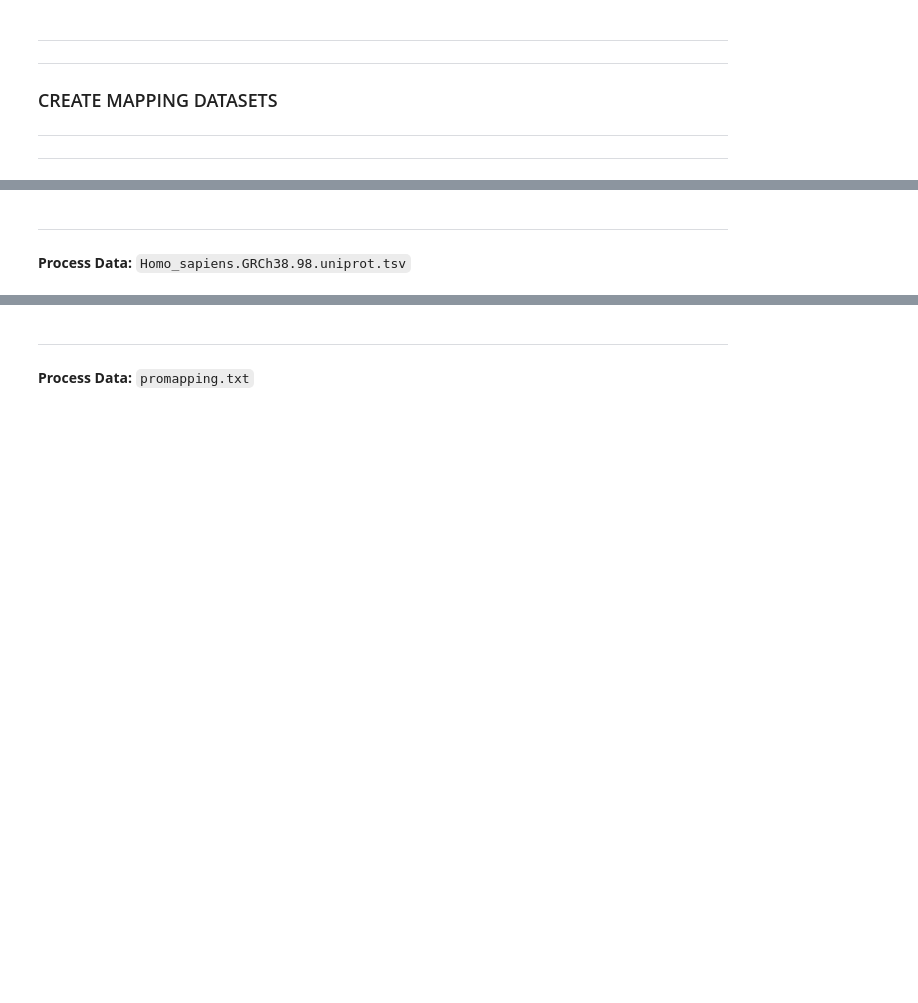
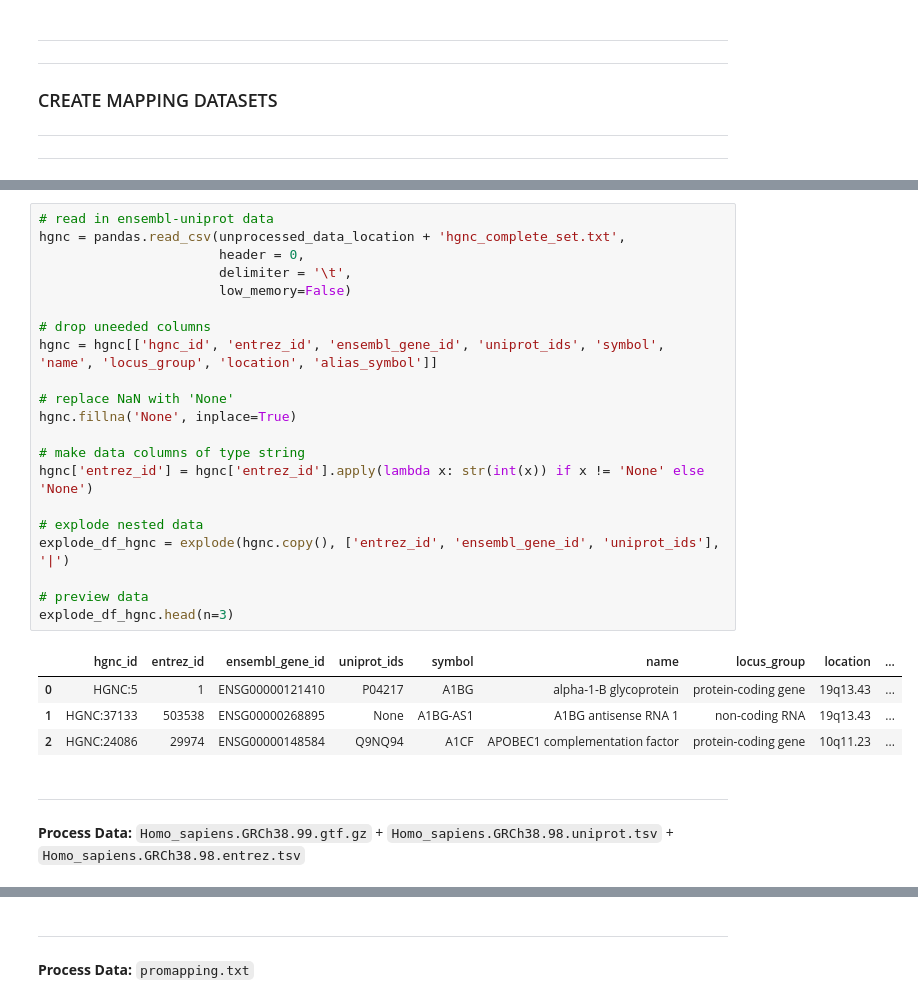
Before and after one commit to callahantiff/PheKnowLator, a Jupyter notebook: Data_Preparation.ipynb, the cells around one changed output, grey strips where cells are left out. Cells and saved outputs as stored; diff of their text form; blank space fills up the shorter version.

Commit message:
added missing non-coding gene types

```diff
--- a/Data_Preparation.ipynb
+++ b/Data_Preparation.ipynb
@@ -131,4 +147,30 @@ _All Merged Data Sets:_ [`Merged_Human_Ensembl_Entrez_Uniprot_Identifiers.txt`](
+# %%
+# read in ensembl-uniprot data
+hgnc = pandas.read_csv(unprocessed_data_location + 'hgnc_complete_set.txt',
+                       header = 0,
+                       delimiter = '\t',
+                       low_memory=False)
+
+# drop uneeded columns
+hgnc = hgnc[['hgnc_id', 'entrez_id', 'ensembl_gene_id', 'uniprot_ids', 'symbol', 'name', 'locus_group', 'location', 'alias_symbol']]
+
+# replace NaN with 'None'
+hgnc.fillna('None', inplace=True)
+
+# make data columns of type string
+hgnc['entrez_id'] = hgnc['entrez_id'].apply(lambda x: str(int(x)) if x != 'None' else 'None')
+
+# explode nested data
+explode_df_hgnc = explode(hgnc.copy(), ['entrez_id', 'ensembl_gene_id', 'uniprot_ids'], '|')
+
+# preview data
+explode_df_hgnc.head(n=3)
+# %% [output]
+|  | hgnc_id | entrez_id | ensembl_gene_id | uniprot_ids | symbol | name | locus_group | location | ... |
+| 0 | HGNC:5 | 1 | ENSG00000121410 | P04217 | A1BG | alpha-1-B glycoprotein | protein-coding gene | 19q13.43 | ... |
+| 1 | HGNC:37133 | 503538 | ENSG00000268895 | None | A1BG-AS1 | A1BG antisense RNA 1 | non-coding RNA | 19q13.43 | ... |
+| 2 | HGNC:24086 | 29974 | ENSG00000148584 | Q9NQ94 | A1CF | APOBEC1 complementation factor | protein-coding gene | 10q11.23 | ... |
 # %% [markdown]
 ***
-**Process Data:** `Homo_sapiens.GRCh38.98.uniprot.tsv`
+**Process Data:** `Homo_sapiens.GRCh38.99.gtf.gz` + `Homo_sapiens.GRCh38.98.uniprot.tsv` + `Homo_sapiens.GRCh38.98.entrez.tsv`
 # %%
```
Also changed, not shown: parts of 108 cells of this notebook, 6 other files.
